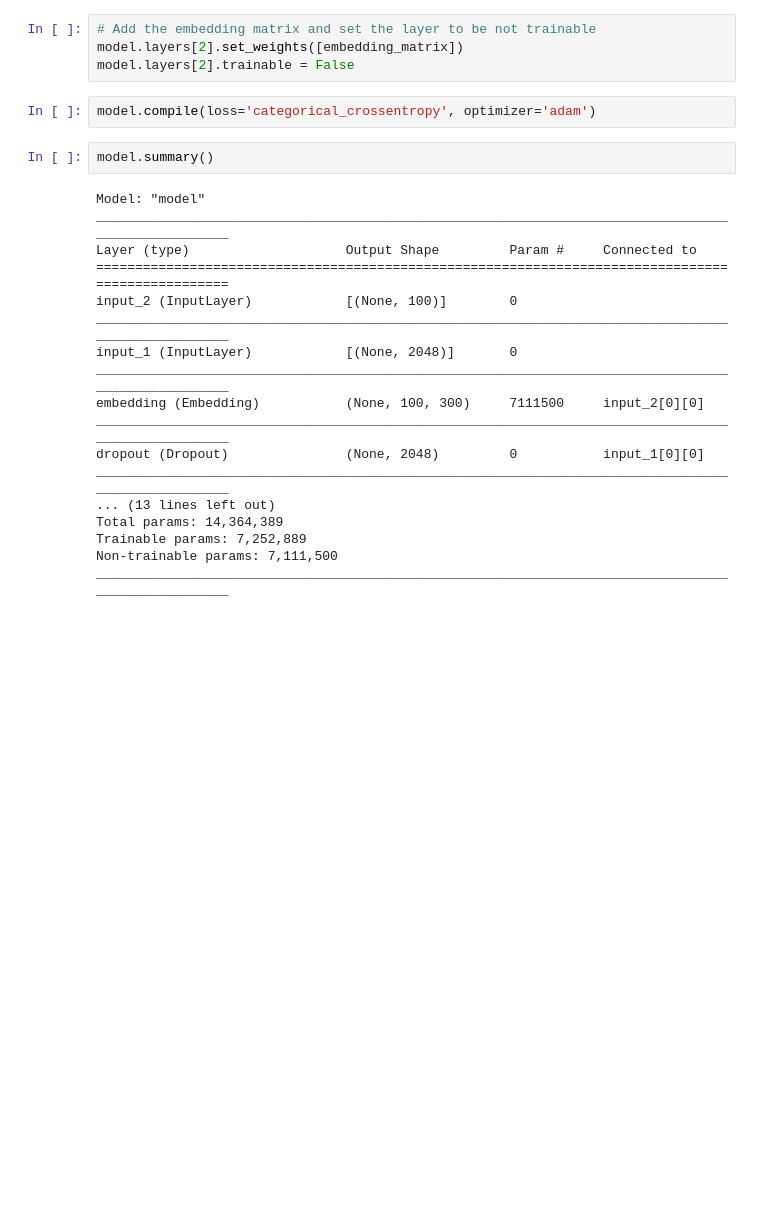
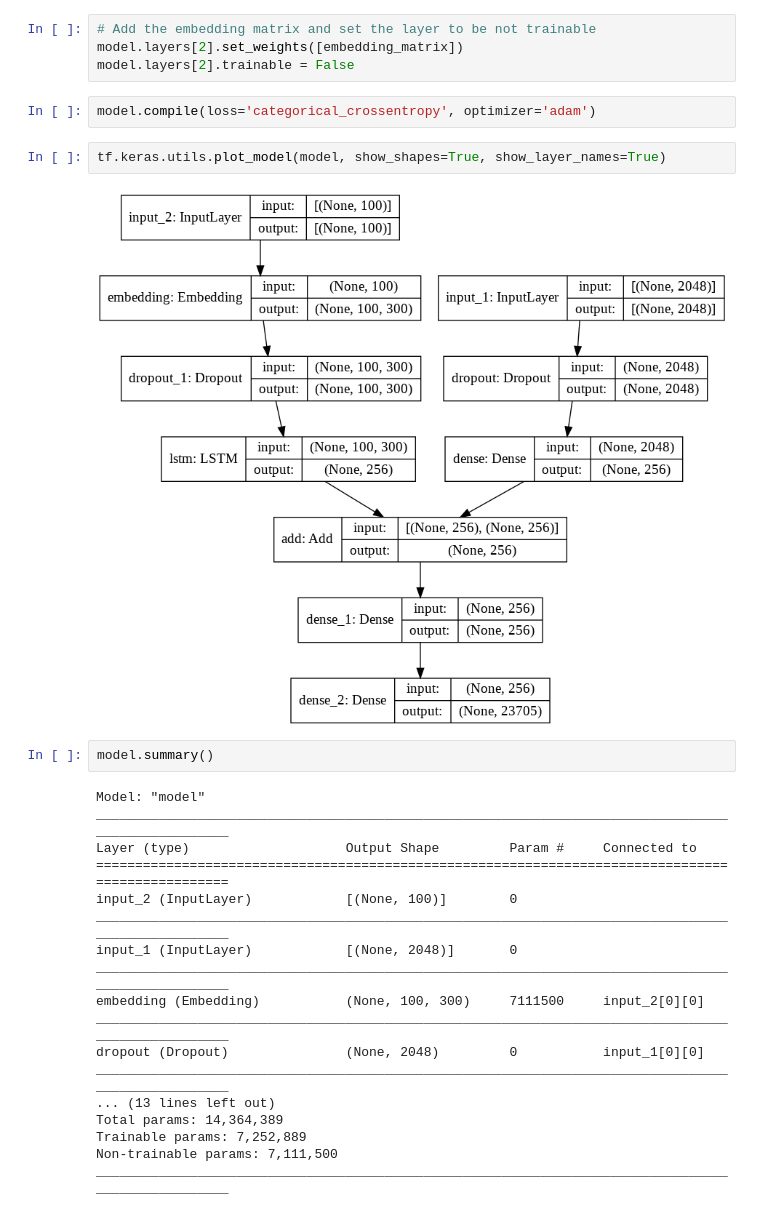
Before and after one commit to TianyuanCai/image_captioning, a Jupyter notebook: ImageCaptioning_CaiTianyuan_Solution.ipynb, the cells around one changed output. Drawn from its saved outputs; the diff is of its cells as text; blank space fills up the shorter version.

```diff
--- a/ImageCaptioning_CaiTianyuan_Solution.ipynb
+++ b/ImageCaptioning_CaiTianyuan_Solution.ipynb
@@ -504,6 +527,10 @@ model.layers[2].set_weights([embedding_matrix])
 model.layers[2].trainable = False
 # %%
 model.compile(loss='categorical_crossentropy', optimizer='adam')
+# %%
+tf.keras.utils.plot_model(model, show_shapes=True, show_layer_names=True)
+# %% [output]
+[figure, added]
 # %%
 model.summary()
 # %% [output]
```
Also changed, not shown: parts of 30 cells of this notebook, 4 other files.
